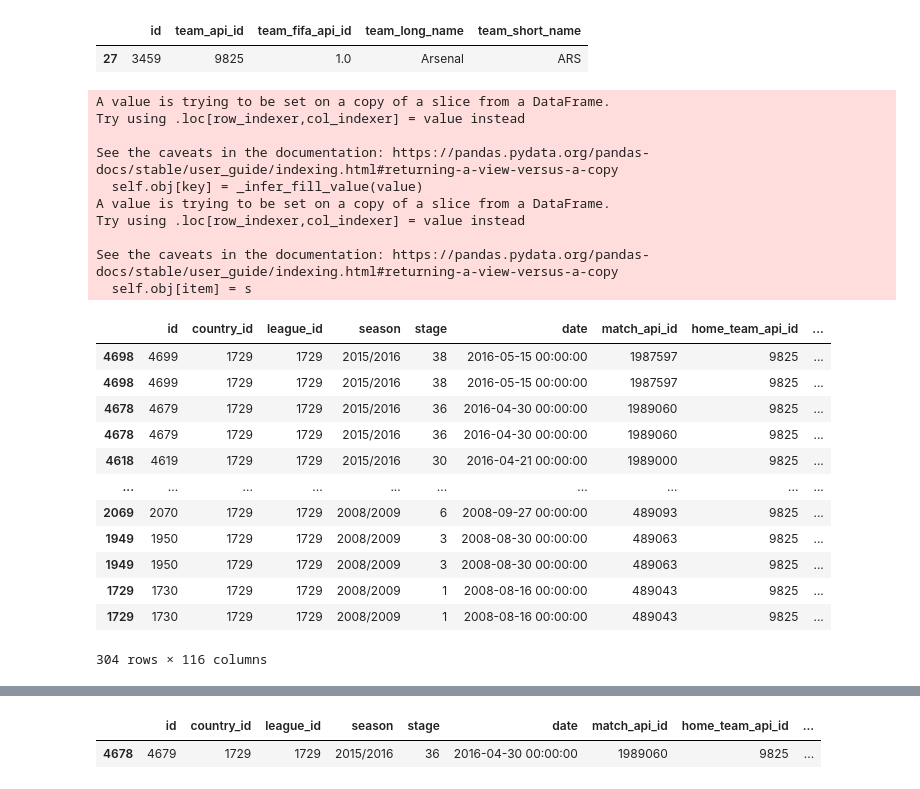
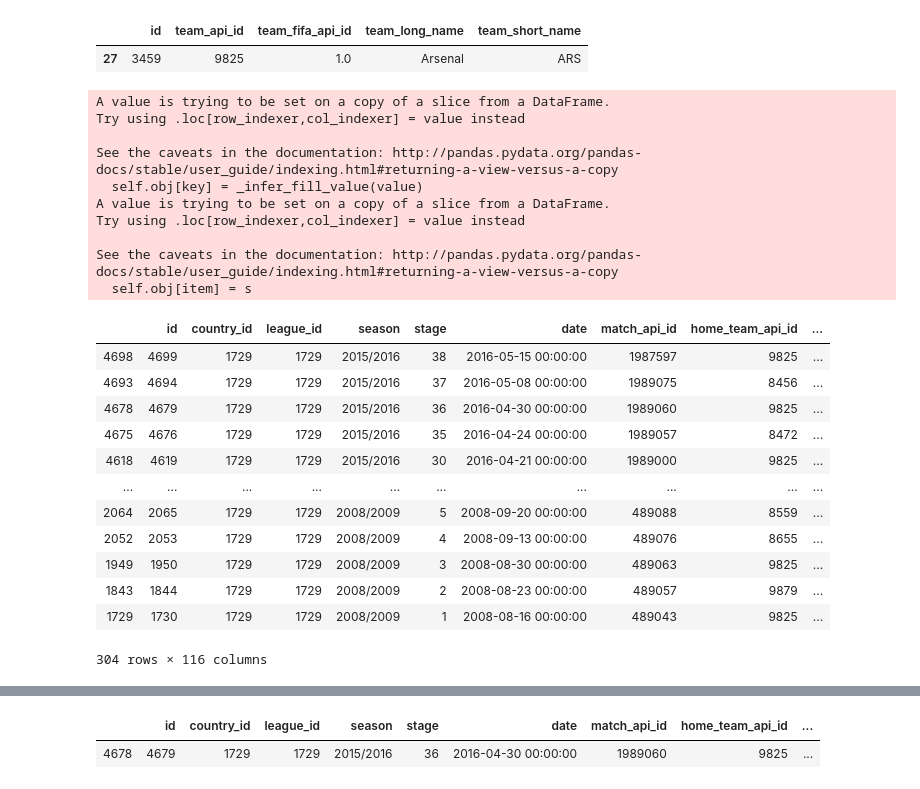
Before and after one commit to enliktjioe/nn2020-football, a Jupyter notebook: Preprocessing (History).ipynb, the cells around one changed output, grey strips where cells are left out. Drawn from its saved outputs; the diff is of its cells as text; code cells hidden in the pictures.

Commit message:
Update Preprocessing (History).ipynb
fixed home_away bug

```diff
--- a/Preprocessing (History).ipynb
+++ b/Preprocessing (History).ipynb
@@ -68,42 +68,42 @@ team_t[team_t['team_long_name'] == 'Arsenal']
 # %%
 def get_match_history(team_api_id):
     match_home = match_t[match_t['home_team_api_id'] == team_api_id]
     match_home.loc[:,'home_away'] = ['home'] * match_home.shape[0]
     match_home
 
-    match_away = match_t[match_t['home_team_api_id'] == team_api_id]
+    match_away = match_t[match_t['away_team_api_id'] == team_api_id]
     match_away.loc[:,'home_away'] = ['away'] * match_home.shape[0]
     match_away
 
     match_history = pd.concat([match_home, match_away])
     return match_history.sort_values('date',ascending = False)
 
 #arsenal = 9825
 match_history = get_match_history(9825)
 match_history
 # %% [output]
 A value is trying to be set on a copy of a slice from a DataFrame.
 Try using .loc[row_indexer,col_indexer] = value instead
 
-See the caveats in the documentation: https://pandas.pydata.org/pandas-docs/stable/user_guide/indexing.html#returning-a-view-versus-a-copy
+See the caveats in the documentation: http://pandas.pydata.org/pandas-docs/stable/user_guide/indexing.html#returning-a-view-versus-a-copy
   self.obj[key] = _infer_fill_value(value)
 A value is trying to be set on a copy of a slice from a DataFrame.
 Try using .loc[row_indexer,col_indexer] = value instead
 
-See the caveats in the documentation: https://pandas.pydata.org/pandas-docs/stable/user_guide/indexing.html#returning-a-view-versus-a-copy
+See the caveats in the documentation: http://pandas.pydata.org/pandas-docs/stable/user_guide/indexing.html#returning-a-view-versus-a-copy
   self.obj[item] = s
 |  | id | country_id | league_id | season | stage | date | match_api_id | home_team_api_id | ... |
 | 4698 | 4699 | 1729 | 1729 | 2015/2016 | 38 | 2016-05-15 00:00:00 | 1987597 | 9825 | ... |
-| 4698 | 4699 | 1729 | 1729 | 2015/2016 | 38 | 2016-05-15 00:00:00 | 1987597 | 9825 | ... |
+| 4693 | 4694 | 1729 | 1729 | 2015/2016 | 37 | 2016-05-08 00:00:00 | 1989075 | 8456 | ... |
 | 4678 | 4679 | 1729 | 1729 | 2015/2016 | 36 | 2016-04-30 00:00:00 | 1989060 | 9825 | ... |
-| 4678 | 4679 | 1729 | 1729 | 2015/2016 | 36 | 2016-04-30 00:00:00 | 1989060 | 9825 | ... |
+| 4675 | 4676 | 1729 | 1729 | 2015/2016 | 35 | 2016-04-24 00:00:00 | 1989057 | 8472 | ... |
 | 4618 | 4619 | 1729 | 1729 | 2015/2016 | 30 | 2016-04-21 00:00:00 | 1989000 | 9825 | ... |
 | ... | ... | ... | ... | ... | ... | ... | ... | ... | ... |
-| 2069 | 2070 | 1729 | 1729 | 2008/2009 | 6 | 2008-09-27 00:00:00 | 489093 | 9825 | ... |
+| 2064 | 2065 | 1729 | 1729 | 2008/2009 | 5 | 2008-09-20 00:00:00 | 489088 | 8559 | ... |
+| 2052 | 2053 | 1729 | 1729 | 2008/2009 | 4 | 2008-09-13 00:00:00 | 489076 | 8655 | ... |
 | 1949 | 1950 | 1729 | 1729 | 2008/2009 | 3 | 2008-08-30 00:00:00 | 489063 | 9825 | ... |
-| 1949 | 1950 | 1729 | 1729 | 2008/2009 | 3 | 2008-08-30 00:00:00 | 489063 | 9825 | ... |
+| 1843 | 1844 | 1729 | 1729 | 2008/2009 | 2 | 2008-08-23 00:00:00 | 489057 | 9879 | ... |
 | 1729 | 1730 | 1729 | 1729 | 2008/2009 | 1 | 2008-08-16 00:00:00 | 489043 | 9825 | ... |
-| 1729 | 1730 | 1729 | 1729 | 2008/2009 | 1 | 2008-08-16 00:00:00 | 489043 | 9825 | ... |
 304 rows × 116 columns
 # %%
 def get_n_history(team_api_id,n):
```
Also changed, not shown: parts of 1 cell of this notebook.
